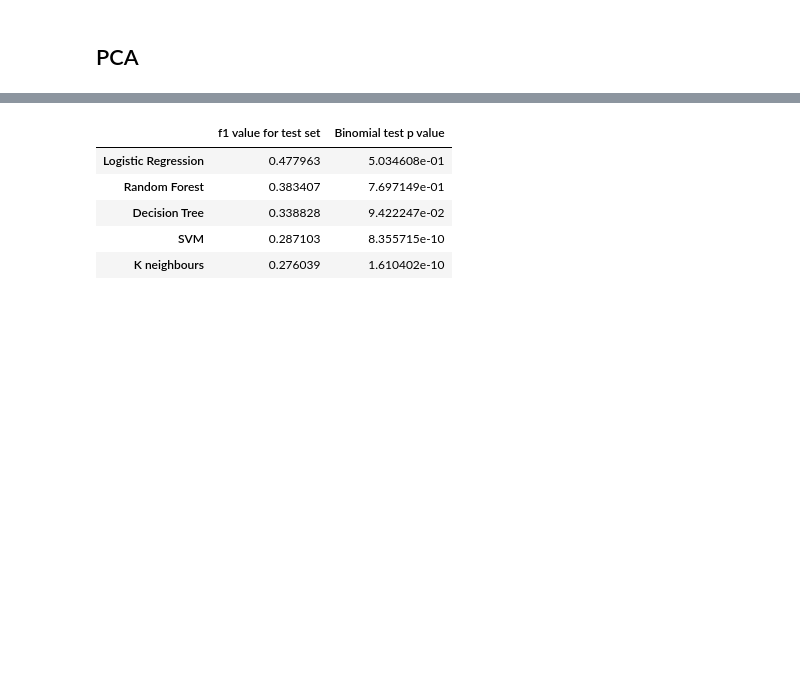
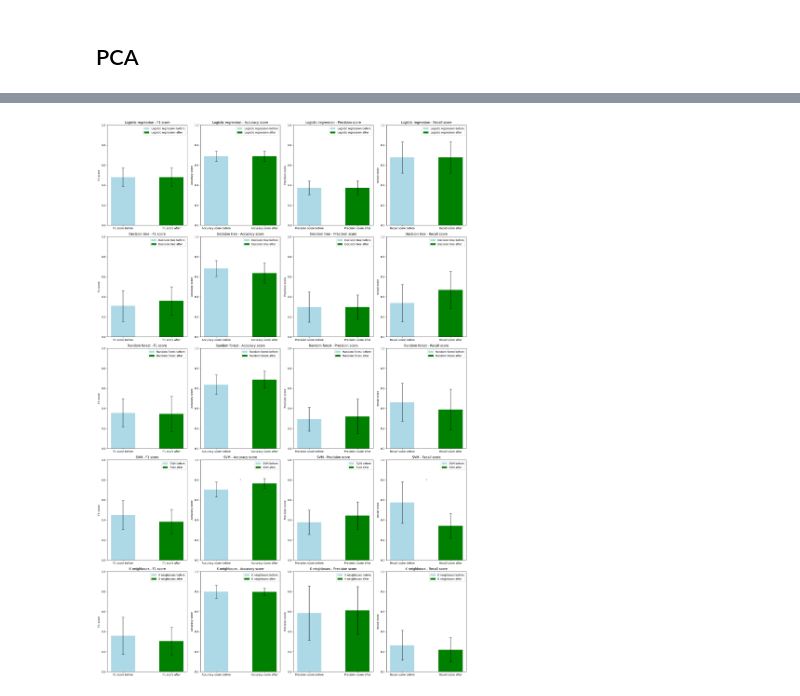
Before and after one commit to sophiak12/Individual_Project, a Jupyter notebook: src/model.ipynb, the cells around one changed output, grey strips where cells are left out. Drawn from its saved outputs; the diff is of its cells as text; code cells hidden in the pictures; blank space fills up the shorter version.

```diff
--- a/src/model.ipynb
+++ b/src/model.ipynb
@@ -465,32 +454,45 @@ SVM {'C': 10, 'degree': 5, 'kernel': 'poly'}
-# %%
-
-binomialTestResultsGrid = pd.DataFrame()
-for i in range(5):
-    algorithm = algorithms[i]
-    testSetSize = y.size
-    trueNeg = confusionMatricesGrid[i][0][0][0]  #correct male (got 0 is 0)
-    falsePos = confusionMatricesGrid[i][0][0][1] #wrong male    (got 1 is 0)
-    falseNeg = confusionMatricesGrid[i][0][1][0] #wrong female  (got 0 is 1)
-    truePos = confusionMatricesGrid[i][0][1][1]  #c0rrect female (got 1 is 1)
-
-    totalMale,totalFemale = pd.DataFrame(y).value_counts()
-    wholeSetFemaleProb = totalFemale/y.size
-    wholeSetMaleProb = totalMale/y.size
-
-    noOfSuccesses = trueNeg + truePos
-    p = ((wholeSetFemaleProb**2) + (wholeSetMaleProb**2))
-    result = stats.binomtest(noOfSuccesses, n=testSetSize, p=p)
-    values= pd.DataFrame([[f1ScoresGrid[i][0], result.pvalue]])
-    # values= pd.DataFrame([[f1Scores[i][0], result.pvalue]])
-    binomialTestResultsGrid = pd.concat([binomialTestResultsGrid,values])
-
-binomialTestResultsGrid.rename(columns={0: 'f1 value for test set', 1: 'Binomial test p value'}, inplace=True)
-binomialTestResultsGrid.index = algorithmName
-display(binomialTestResultsGrid)
-# %% [output]
-|  | f1 value for test set | Binomial test p value |
-| Logistic Regression | 0.477963 | 5.034608e-01 |
-| Random Forest | 0.383407 | 7.697149e-01 |
-| Decision Tree | 0.338828 | 9.422247e-02 |
-| SVM | 0.287103 | 8.355715e-10 |
-| K neighbours | 0.276039 | 1.610402e-10 |
+# %%
+
+def modelBarcharts():
+    keys = [1,2,3,4,5]
+    algorithmName = ["Logistic regression", "Decision tree","Random forest","SVM", "K neighbours"]
+    columnNames=['F1 score','Accuracy score','Precision score', 'Recall score']
+
+    fig, axs = plt.subplots(len(keys), 4, figsize=(20, 30))
+    # fig.suptitle('Model performance scores before and after Hyperparameter tuning')
+
+    for i, key in enumerate(algorithmName):
+        for j in range(4):
+            df1 = before[i]
+            df2 = after[key]
+            value_column = columnNames[j]
+
+            mean1 = df1[value_column].mean()
+            mean2 = df2[value_column].mean()
+            std1 = df1[value_column].std()
+            std2 = df2[value_column].std()
+
+            p = stats.ttest_ind(df1[value_column], df2[value_column]).pvalue
+            if (p < 0.05):
+                star = '*'
+            else:
+                star = ''
+
+            positions = [1, 2]
+            axs[i, j].bar(positions[0], mean1, color='lightblue', yerr=std1, capsize=5, label=f'{key} before', width=0.5)
+            axs[i, j].bar(positions[1], mean2, color='green', yerr=std2, capsize=5, label=f'{key} after', width=0.5)
+            axs[i, j].set_xticks(positions)
+            axs[i, j].set_xticklabels([f'{value_column} before', f'{value_column} after'])
+            axs[i, j].set_ylabel(value_column)
+            axs[i, j].legend()
+            axs[i, j].set_title(f'{key} - {value_column}')
+            axs[i, j].set_ylim(0, 1)
+            axs[i, j].text(1.5, 0.8, star, ha='center', va='center', color='red')
+
+    plt.tight_layout()
+    plt.show()
+
+
+modelBarcharts()
+# %% [output]
+[figure, added]
```
Also changed, not shown: parts of 19 cells of this notebook, 6 other files.
